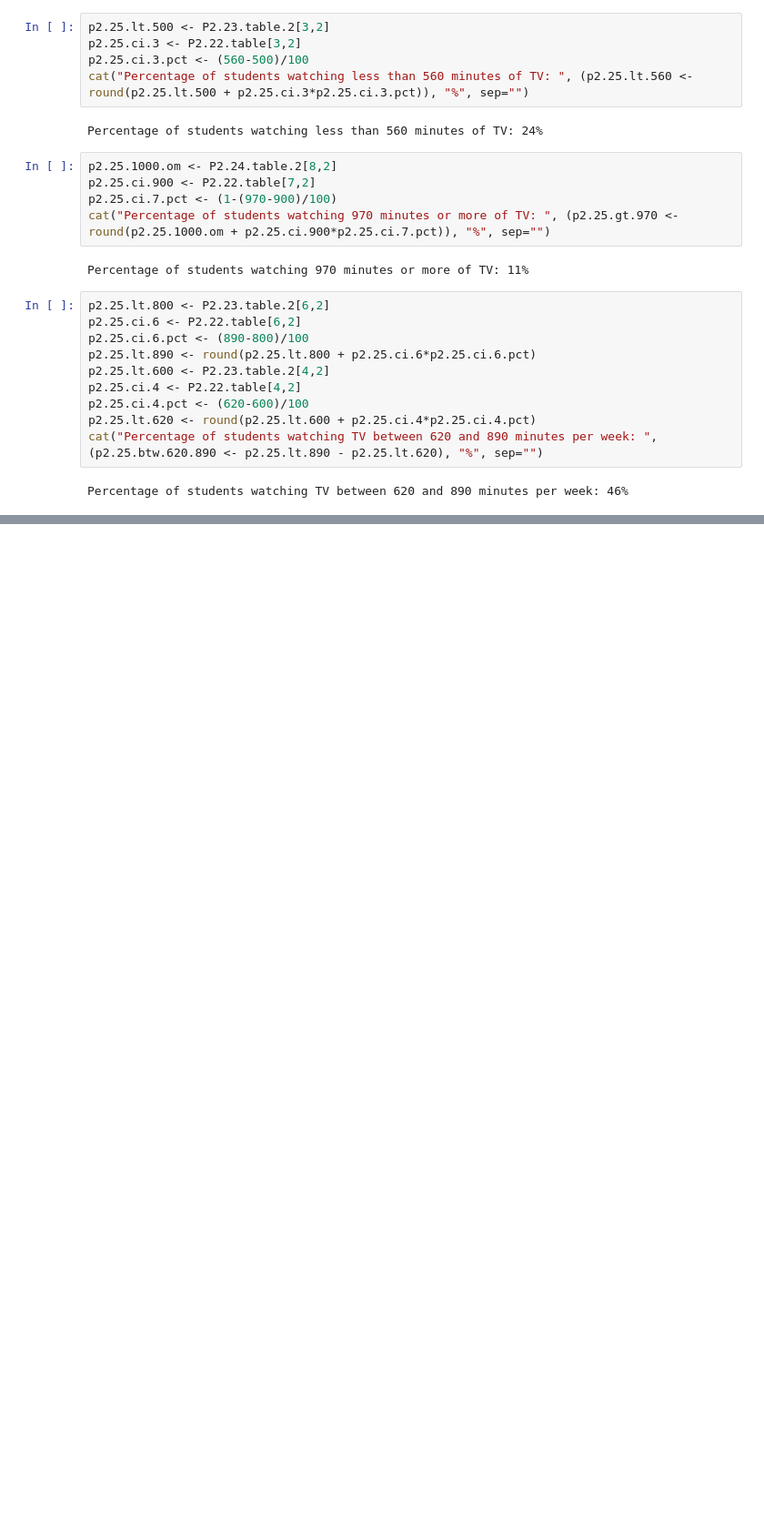
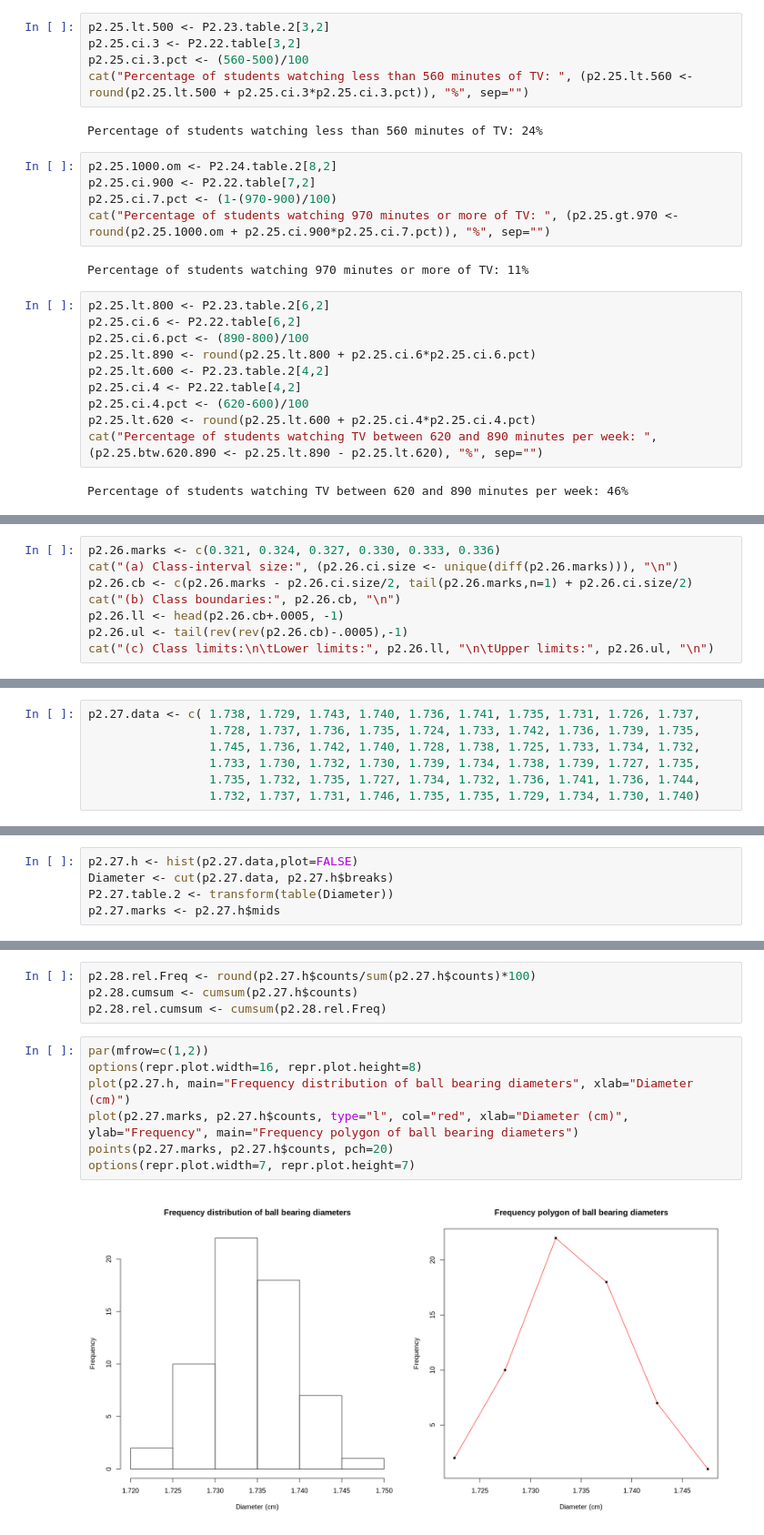
Before and after one commit to jbennett7/Statistics, a Jupyter notebook: 02 Chapter 2 Frequency Distributions/03 Supplementary Problems/Supplementary problems.ipynb, the cells around one changed output, grey strips where cells are left out. Shown at 91% size. Cells and saved outputs as stored; diff of their text form; blank space fills up the shorter version.

```diff
--- a/02 Chapter 2 Frequency Distributions/03 Supplementary Problems/Supplementary problems.ipynb
+++ b/02 Chapter 2 Frequency Distributions/03 Supplementary Problems/Supplementary problems.ipynb
@@ -336,0 +342,8 @@ Percentage of students watching TV between 620 and 890 minutes per week: 46%
+# %%
+p2.26.marks <- c(0.321, 0.324, 0.327, 0.330, 0.333, 0.336)
+cat("(a) Class-interval size:", (p2.26.ci.size <- unique(diff(p2.26.marks))), "\n")
+p2.26.cb <- c(p2.26.marks - p2.26.ci.size/2, tail(p2.26.marks,n=1) + p2.26.ci.size/2)
+cat("(b) Class boundaries:", p2.26.cb, "\n")
+p2.26.ll <- head(p2.26.cb+.0005, -1)
+p2.26.ul <- tail(rev(rev(p2.26.cb)-.0005),-1)
+cat("(c) Class limits:\n\tLower limits:", p2.26.ll, "\n\tUpper limits:", p2.26.ul, "\n")
@@ -336,0 +361,7 @@ Percentage of students watching TV between 620 and 890 minutes per week: 46%
+# %%
+p2.27.data <- c( 1.738, 1.729, 1.743, 1.740, 1.736, 1.741, 1.735, 1.731, 1.726, 1.737,
+                 1.728, 1.737, 1.736, 1.735, 1.724, 1.733, 1.742, 1.736, 1.739, 1.735,
+                 1.745, 1.736, 1.742, 1.740, 1.728, 1.738, 1.725, 1.733, 1.734, 1.732,
+                 1.733, 1.730, 1.732, 1.730, 1.739, 1.734, 1.738, 1.739, 1.727, 1.735,
+                 1.735, 1.732, 1.735, 1.727, 1.734, 1.732, 1.736, 1.741, 1.736, 1.744,
+                 1.732, 1.737, 1.731, 1.746, 1.735, 1.735, 1.729, 1.734, 1.730, 1.740)
@@ -336,0 +402,5 @@ Percentage of students watching TV between 620 and 890 minutes per week: 46%
+# %%
+p2.27.h <- hist(p2.27.data,plot=FALSE)
+Diameter <- cut(p2.27.data, p2.27.h$breaks)
+P2.27.table.2 <- transform(table(Diameter))
+p2.27.marks <- p2.27.h$mids
@@ -336,0 +424,13 @@ Percentage of students watching TV between 620 and 890 minutes per week: 46%
+# %%
+p2.28.rel.Freq <- round(p2.27.h$counts/sum(p2.27.h$counts)*100)
+p2.28.cumsum <- cumsum(p2.27.h$counts)
+p2.28.rel.cumsum <- cumsum(p2.28.rel.Freq)
+# %%
+par(mfrow=c(1,2))
+options(repr.plot.width=16, repr.plot.height=8)
+plot(p2.27.h, main="Frequency distribution of ball bearing diameters", xlab="Diameter (cm)")
+plot(p2.27.marks, p2.27.h$counts, type="l", col="red", xlab="Diameter (cm)", ylab="Frequency", main="Frequency polygon of ball bearing diameters")
+points(p2.27.marks, p2.27.h$counts, pch=20)
+options(repr.plot.width=7, repr.plot.height=7)
+# %% [output]
+[figure, added]
```
Also changed, not shown: parts of 17 cells of this notebook, 1 other file.
